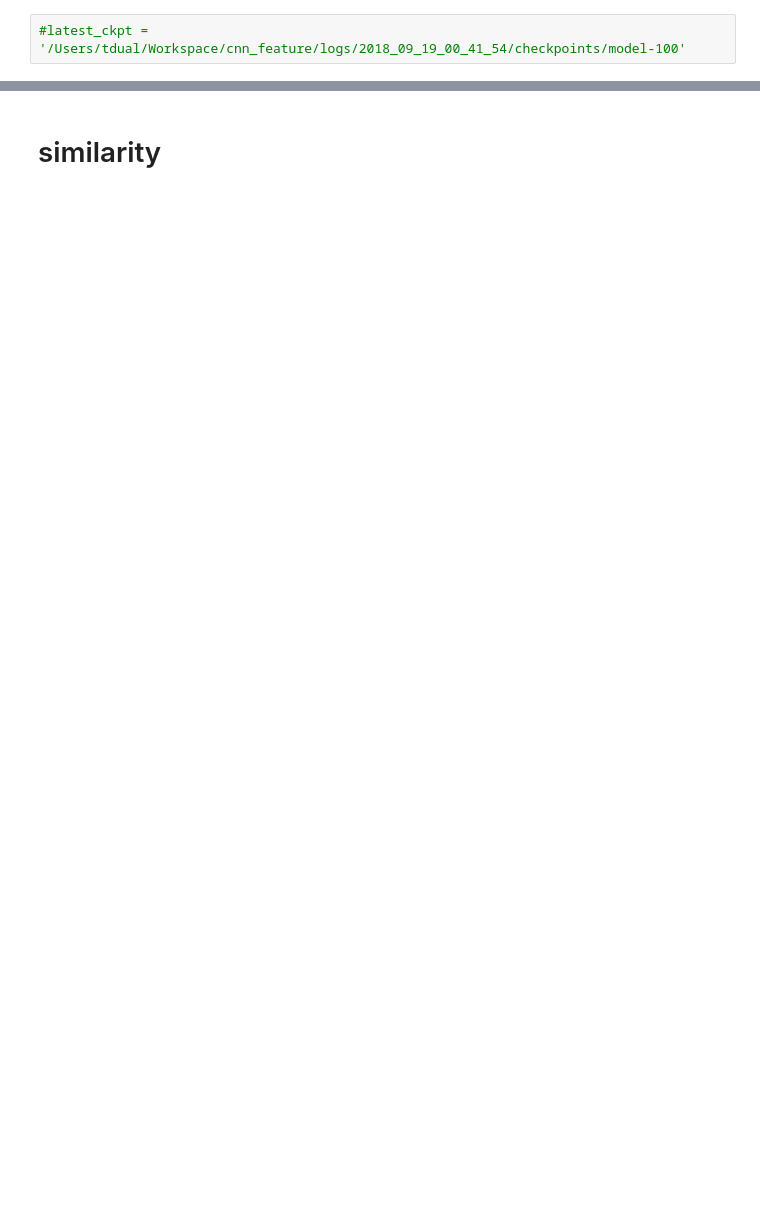
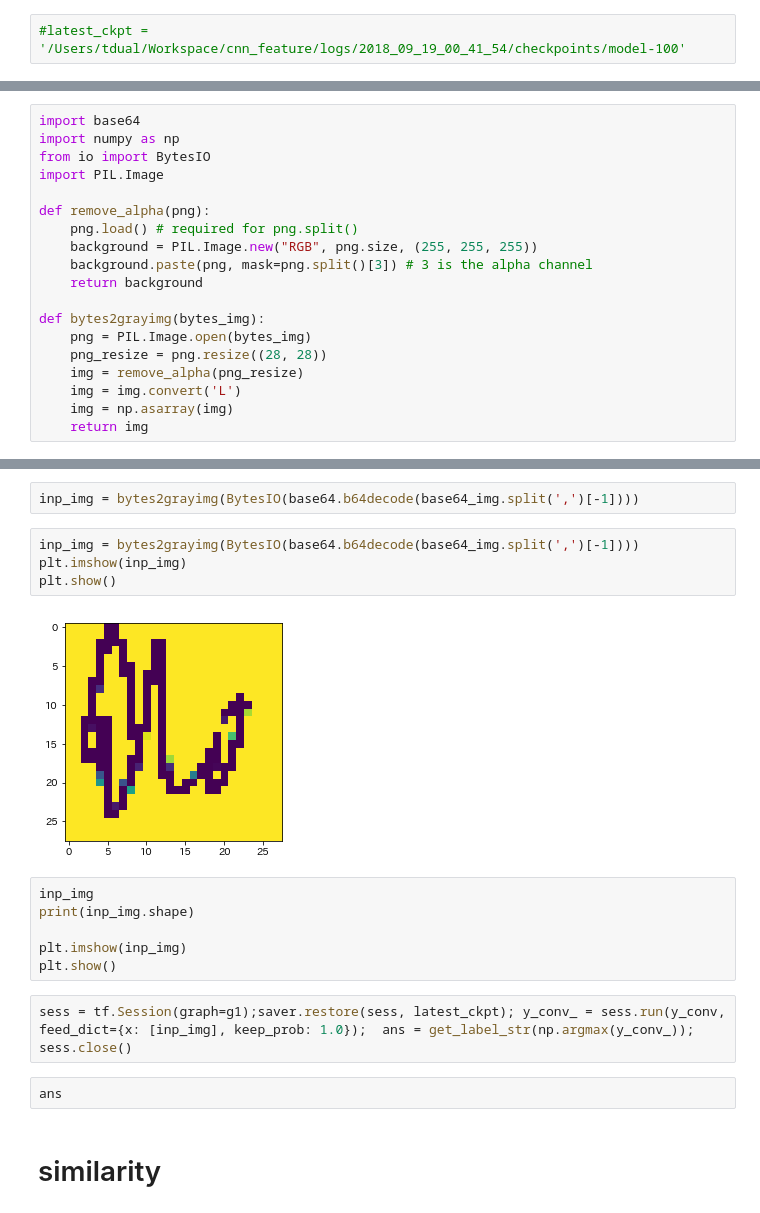
Before and after one commit to Tdual/cnn_feature, a Jupyter notebook: kuzushijiMNIST-49.ipynb, the cells around one changed output, grey strips where cells are left out. Drawn from its saved outputs; the diff is of its cells as text; blank space fills up the shorter version.

```diff
--- a/kuzushijiMNIST-49.ipynb
+++ b/kuzushijiMNIST-49.ipynb
@@ -375,0 +398,19 @@ latest_ckpt
+# %%
+import base64
+import numpy as np
+from io import BytesIO
+import PIL.Image
+
+def remove_alpha(png):
+    png.load() # required for png.split()
+    background = PIL.Image.new("RGB", png.size, (255, 255, 255))
+    background.paste(png, mask=png.split()[3]) # 3 is the alpha channel
+    return background
+
+def bytes2grayimg(bytes_img):
+    png = PIL.Image.open(bytes_img)
+    png_resize = png.resize((28, 28))
+    img = remove_alpha(png_resize)
+    img = img.convert('L')
+    img = np.asarray(img)
+    return img
@@ -376,3 +515,21 @@ latest_ckpt
+# %%
+inp_img = bytes2grayimg(BytesIO(base64.b64decode(base64_img.split(',')[-1])))
+# %%
+inp_img = bytes2grayimg(BytesIO(base64.b64decode(base64_img.split(',')[-1])))
+plt.imshow(inp_img)
+plt.show()
+# %% [output]
+[figure, added]
+# %%
+inp_img
+print(inp_img.shape)
+
+plt.imshow(inp_img)
+plt.show()
+# %%
+sess = tf.Session(graph=g1);saver.restore(sess, latest_ckpt); y_conv_ = sess.run(y_conv, feed_dict={x: [inp_img], keep_prob: 1.0});  ans = get_label_str(np.argmax(y_conv_)); sess.close()
+# %%
+ans
 # %% [markdown]
 # similarity
 # %%
```
Also changed, not shown: parts of 30 cells of this notebook.
